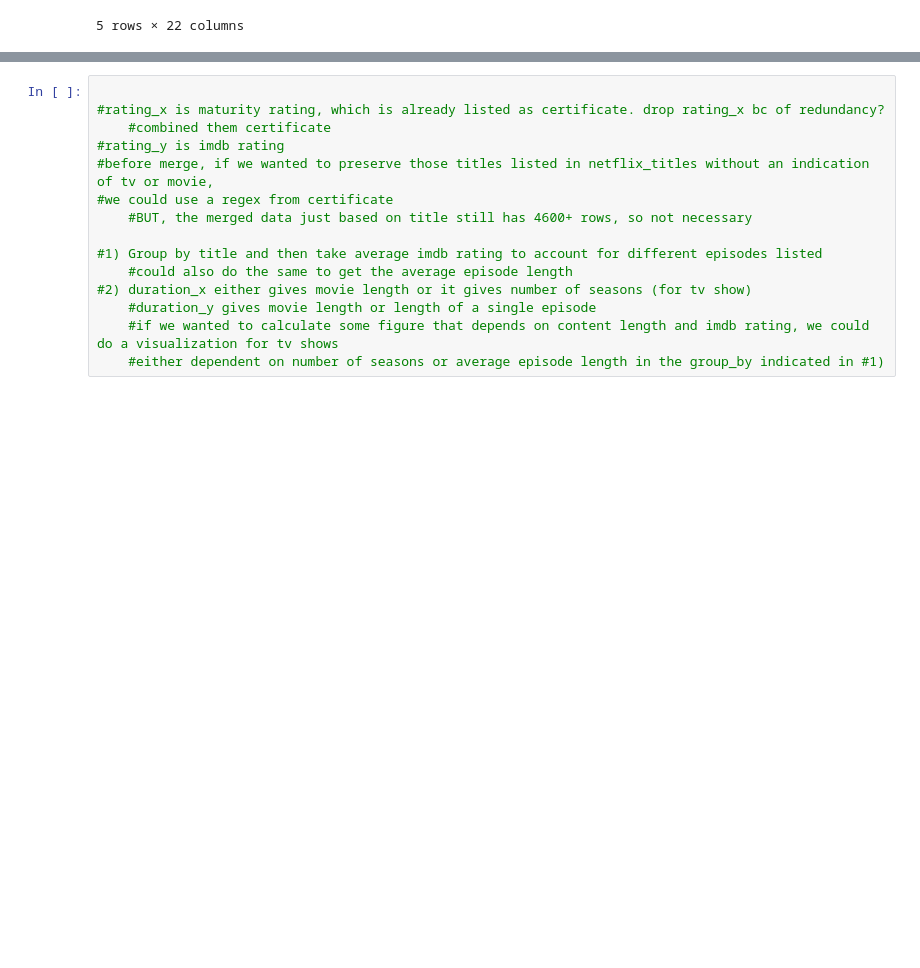
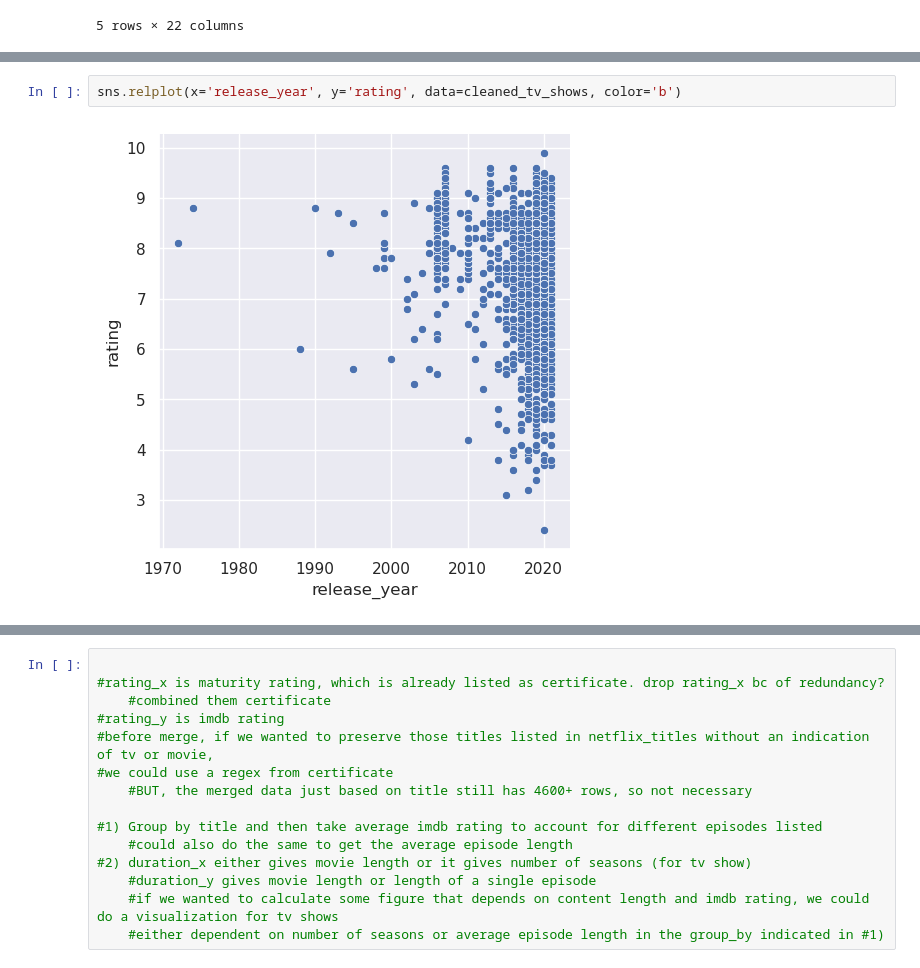
Before and after one commit to drewf24/cs216_final_project, a Jupyter notebook: project prototype.ipynb, the cells around one changed output, grey strips where cells are left out. Cells and saved outputs as stored; diff of their text form; blank space fills up the shorter version.

```diff
--- a/project prototype.ipynb
+++ b/project prototype.ipynb
@@ -75,0 +90,4 @@ merge_with_two_avg_col.head()
+# %%
+sns.relplot(x='release_year', y='rating', data=cleaned_tv_shows, color='b')
+# %% [output]
+[figure, added]
```
Also changed, not shown: parts of 11 cells of this notebook.
